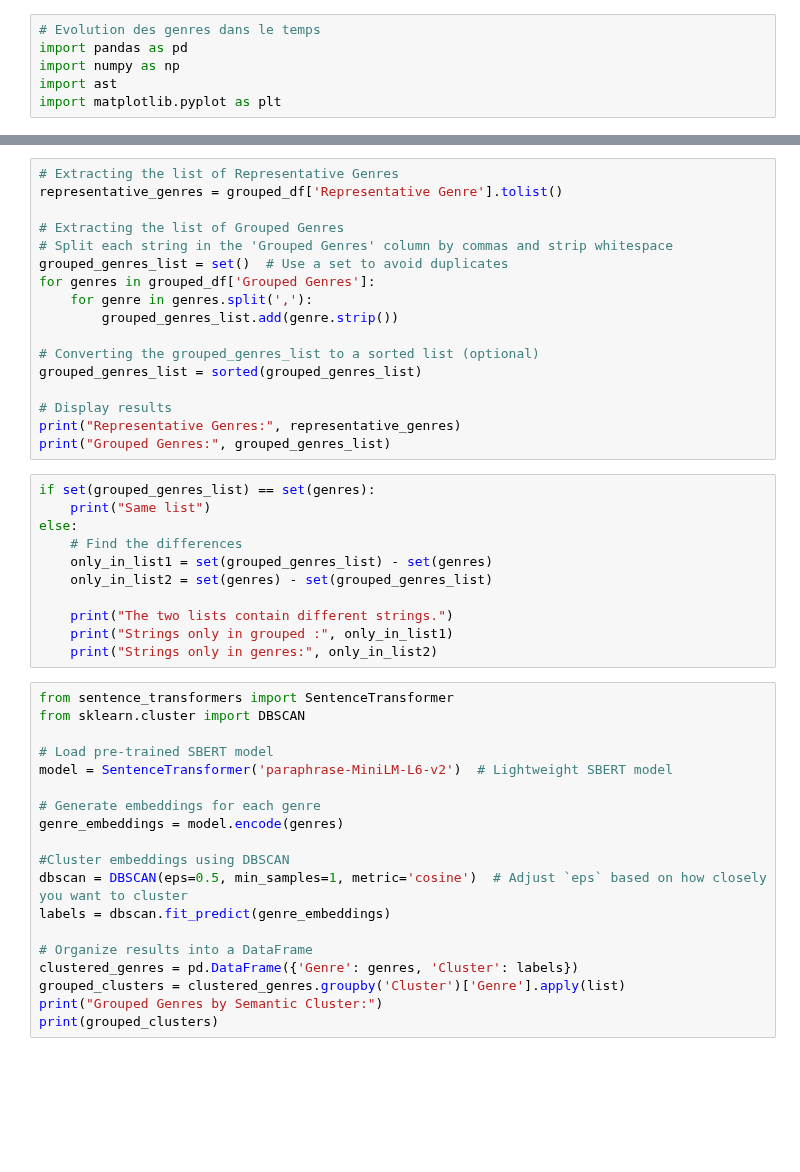
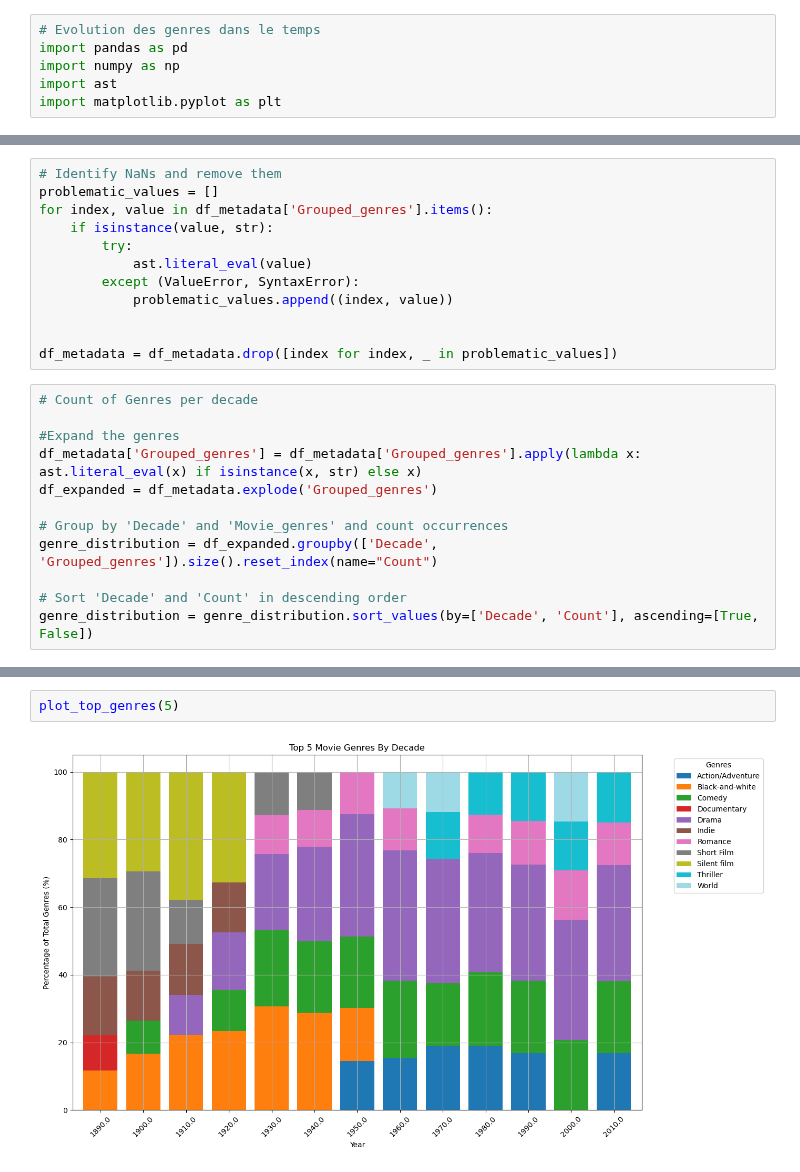
Before and after one commit to epfl-ada/ada-2024-project-astonishingdataavengers24, a Jupyter notebook: src/Evolution_Genres.ipynb, the cells around one changed output, grey strips where cells are left out. Cells and saved outputs as stored; diff of their text form; blank space fills up the shorter version.

Commit message:
Add: finish plot of genres

```diff
--- a/src/Evolution_Genres.ipynb
+++ b/src/Evolution_Genres.ipynb
@@ -94 +11,25 @@ NameError: name 'df' is not defined
+# %%
+# Identify NaNs and remove them
+problematic_values = []
+for index, value in df_metadata['Grouped_genres'].items():
+    if isinstance(value, str):
+        try:
+            ast.literal_eval(value)
+        except (ValueError, SyntaxError):
+            problematic_values.append((index, value))
+
+
+df_metadata = df_metadata.drop([index for index, _ in problematic_values])
+# %%
+# Count of Genres per decade
+
+#Expand the genres
+df_metadata['Grouped_genres'] = df_metadata['Grouped_genres'].apply(lambda x: ast.literal_eval(x) if isinstance(x, str) else x)
+df_expanded = df_metadata.explode('Grouped_genres')
+
+# Group by 'Decade' and 'Movie_genres' and count occurrences
+genre_distribution = df_expanded.groupby(['Decade', 'Grouped_genres']).size().reset_index(name="Count")
+
+# Sort 'Decade' and 'Count' in descending order
+genre_distribution = genre_distribution.sort_values(by=['Decade', 'Count'], ascending=[True, False])
 # %%
@@ -283,47 +68,4 @@ grouped_df
-# %%
-# Extracting the list of Representative Genres
-representative_genres = grouped_df['Representative Genre'].tolist()
-
-# Extracting the list of Grouped Genres
-# Split each string in the 'Grouped Genres' column by commas and strip whitespace
-grouped_genres_list = set()  # Use a set to avoid duplicates
-for genres in grouped_df['Grouped Genres']:
-    for genre in genres.split(','):
-        grouped_genres_list.add(genre.strip())
-
-# Converting the grouped_genres_list to a sorted list (optional)
-grouped_genres_list = sorted(grouped_genres_list)
-
-# Display results
-print("Representative Genres:", representative_genres)
-print("Grouped Genres:", grouped_genres_list)
-# %%
-if set(grouped_genres_list) == set(genres):
-    print("Same list")
-else:
-    # Find the differences
-    only_in_list1 = set(grouped_genres_list) - set(genres)
-    only_in_list2 = set(genres) - set(grouped_genres_list)
-
-    print("The two lists contain different strings.")
-    print("Strings only in grouped :", only_in_list1)
-    print("Strings only in genres:", only_in_list2)
-# %%
-from sentence_transformers import SentenceTransformer
-from sklearn.cluster import DBSCAN
-
-# Load pre-trained SBERT model
-model = SentenceTransformer('paraphrase-MiniLM-L6-v2')  # Lightweight SBERT model
-
-# Generate embeddings for each genre
-genre_embeddings = model.encode(genres)
-
-#Cluster embeddings using DBSCAN
-dbscan = DBSCAN(eps=0.5, min_samples=1, metric='cosine')  # Adjust `eps` based on how closely you want to cluster
-labels = dbscan.fit_predict(genre_embeddings)
-
-# Organize results into a DataFrame
-clustered_genres = pd.DataFrame({'Genre': genres, 'Cluster': labels})
-grouped_clusters = clustered_genres.groupby('Cluster')['Genre'].apply(list)
-print("Grouped Genres by Semantic Cluster:")
-print(grouped_clusters)
+# %%
+plot_top_genres(5)
+# %% [output]
+[figure, added]
```
Also changed, not shown: parts of 11 cells of this notebook.
